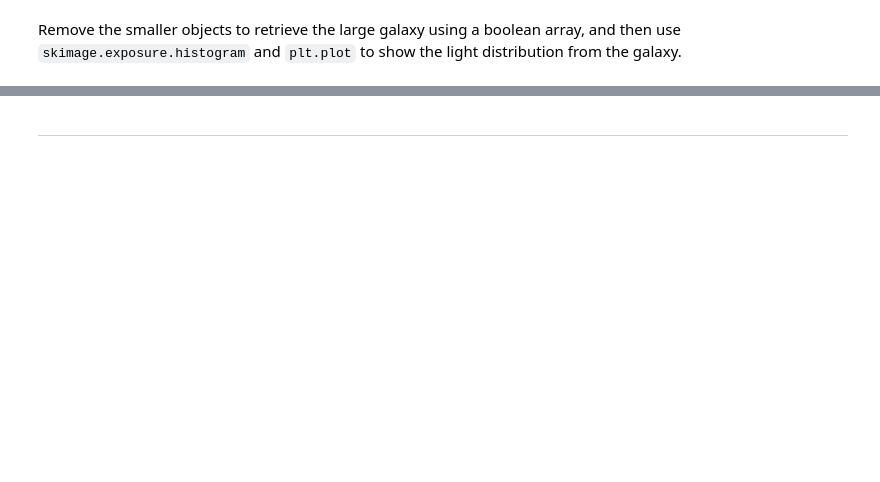
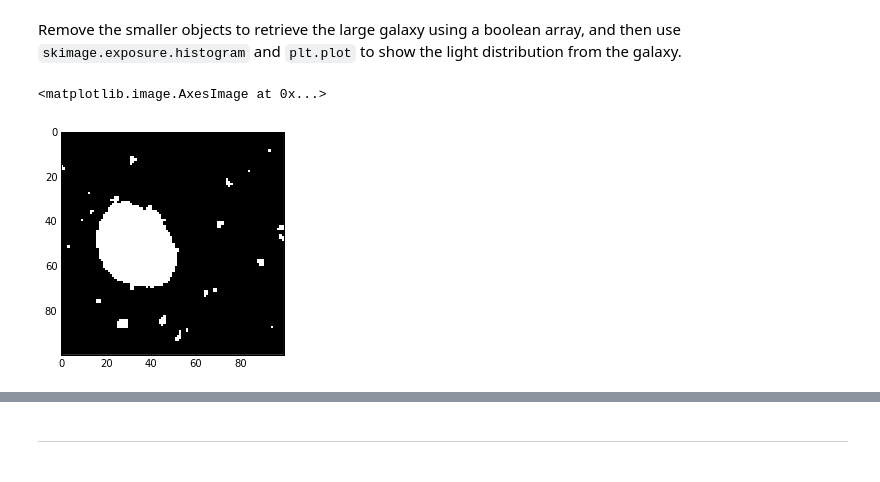
Before and after one commit to jni/numpy-skimage-tutorial, a Jupyter notebook: notebooks/3_morphological_operations.ipynb, the cells around one changed output, grey strips where cells are left out. Saved outputs shown, nothing was run; the diff lists cells and outputs as text; code cells hidden in the pictures; blank space fills up the shorter version.

```diff
--- a/notebooks/3_morphological_operations.ipynb
+++ b/notebooks/3_morphological_operations.ipynb
@@ -80,2 +105,8 @@ plt.imshow(hub);
 # %% [markdown]
 Remove the smaller objects to retrieve the large galaxy using a boolean array, and then use `skimage.exposure.histogram` and `plt.plot` to show the light distribution from the galaxy.
+# %%
+bright = (hub > 0.25)
+plt.imshow(bright)
+# %% [output]
+<matplotlib.image.AxesImage at 0x...>
+[figure, added]
```
Also changed, not shown: parts of 11 cells of this notebook, 3 other files.
